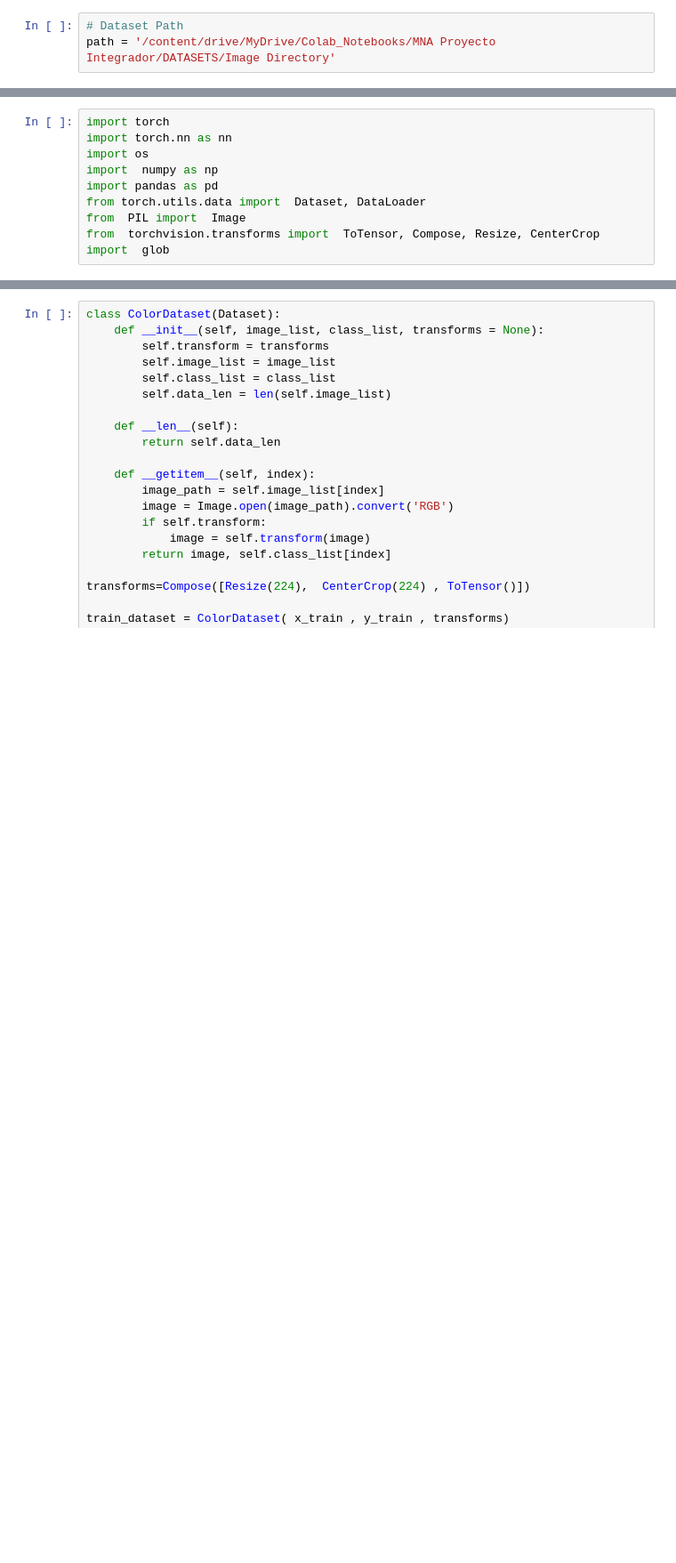
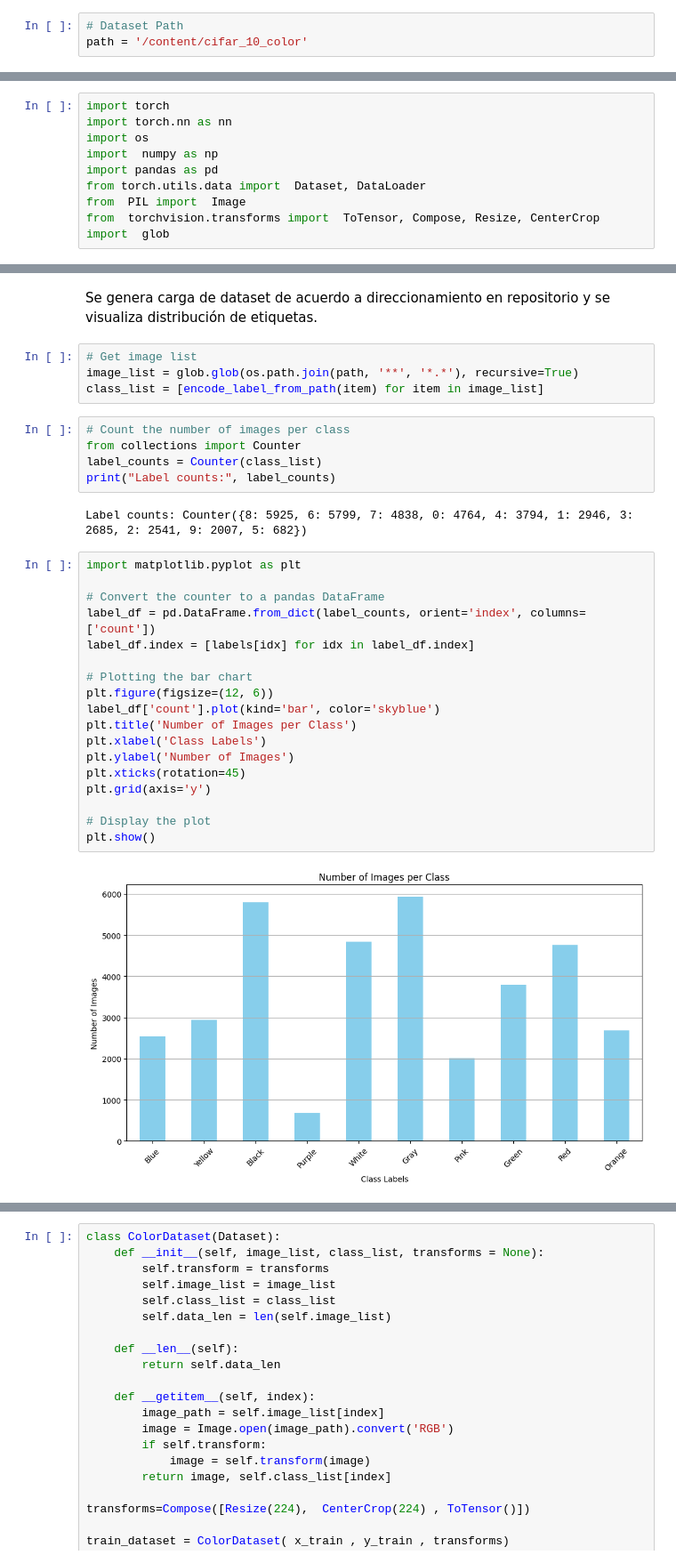
Before and after one commit to rzunick/MNA-Proyecto-Integrador-Equipo-43, a Jupyter notebook: Avance_3_Equipo_43.ipynb, the cells around one changed output, grey strips where cells are left out. Shown at 89% size. Drawn from its saved outputs; the diff is of its cells as text; blank space fills up the shorter version.

Commit message:
Se creó con Colab

```diff
--- a/Avance_3_Equipo_43.ipynb
+++ b/Avance_3_Equipo_43.ipynb
@@ -33,6 +50,6 @@ Mounted at /content/drive
 # %%
 # Dataset Path
-path = '/content/drive/MyDrive/Colab_Notebooks/MNA Proyecto Integrador/DATASETS/Image Directory'
+path = '/content/cifar_10_color'
 # %% [markdown]
 #3 - Creación del Modelo Base
 # %%
@@ -59,3 +81,36 @@ def encode_label_from_path(path):
     for index,value in enumerate(labels):
         if value in path:
             return  index
+# %% [markdown]
+Se genera carga de dataset de acuerdo a direccionamiento en repositorio y se visualiza distribución de etiquetas.
+# %%
+# Get image list
+image_list = glob.glob(os.path.join(path, '**', '*.*'), recursive=True)
+class_list = [encode_label_from_path(item) for item in image_list]
+# %%
+# Count the number of images per class
+from collections import Counter
+label_counts = Counter(class_list)
+print("Label counts:", label_counts)
+# %% [output]
+Label counts: Counter({8: 5925, 6: 5799, 7: 4838, 0: 4764, 4: 3794, 1: 2946, 3: 2685, 2: 2541, 9: 2007, 5: 682})
+# %%
+import matplotlib.pyplot as plt
+
+# Convert the counter to a pandas DataFrame
+label_df = pd.DataFrame.from_dict(label_counts, orient='index', columns=['count'])
+label_df.index = [labels[idx] for idx in label_df.index]
+
+# Plotting the bar chart
+plt.figure(figsize=(12, 6))
+label_df['count'].plot(kind='bar', color='skyblue')
+plt.title('Number of Images per Class')
+plt.xlabel('Class Labels')
+plt.ylabel('Number of Images')
+plt.xticks(rotation=45)
+plt.grid(axis='y')
+
+# Display the plot
+plt.show()
+# %% [output]
+[figure, added]
```
Also changed, not shown: parts of 33 cells of this notebook.
